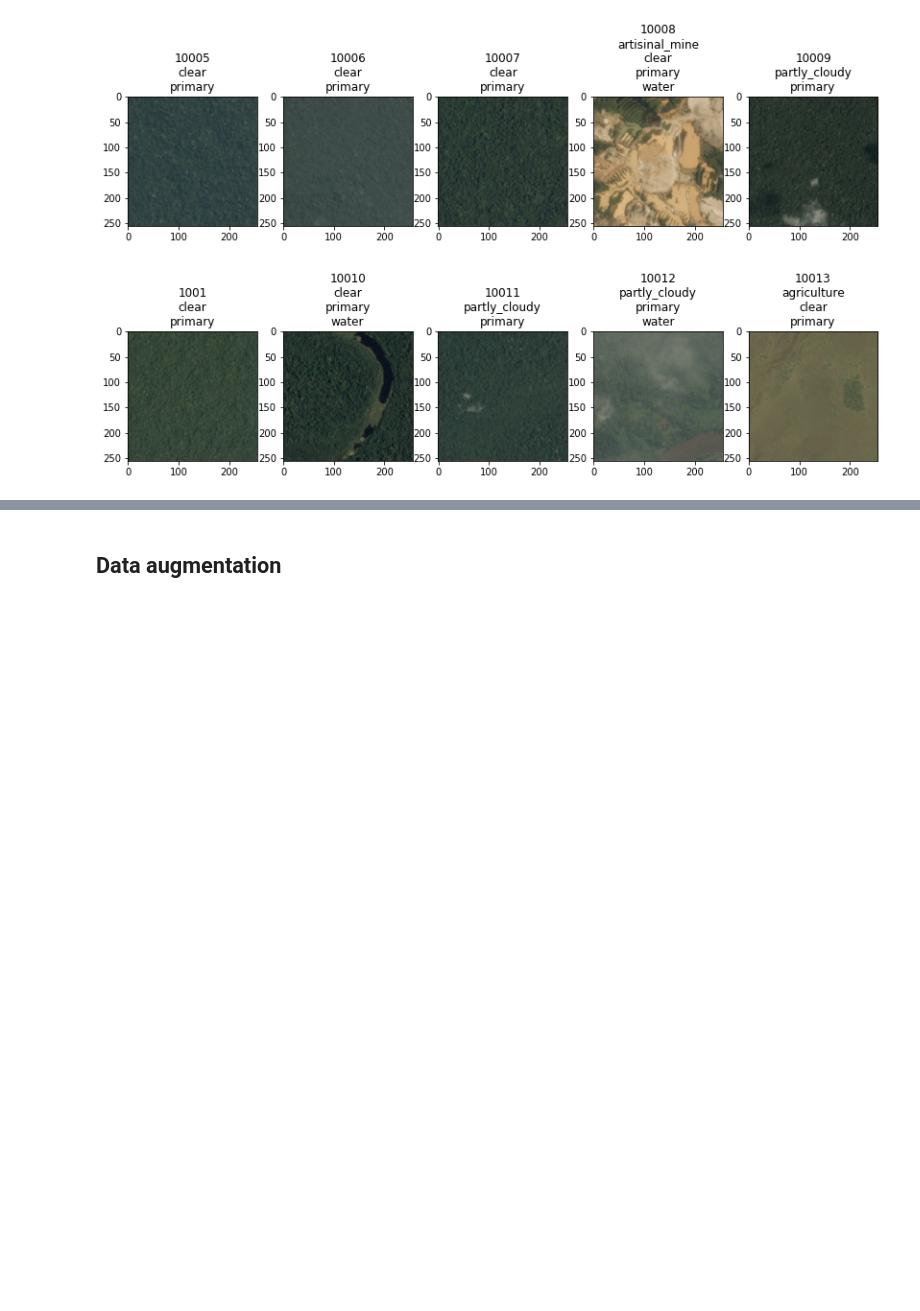
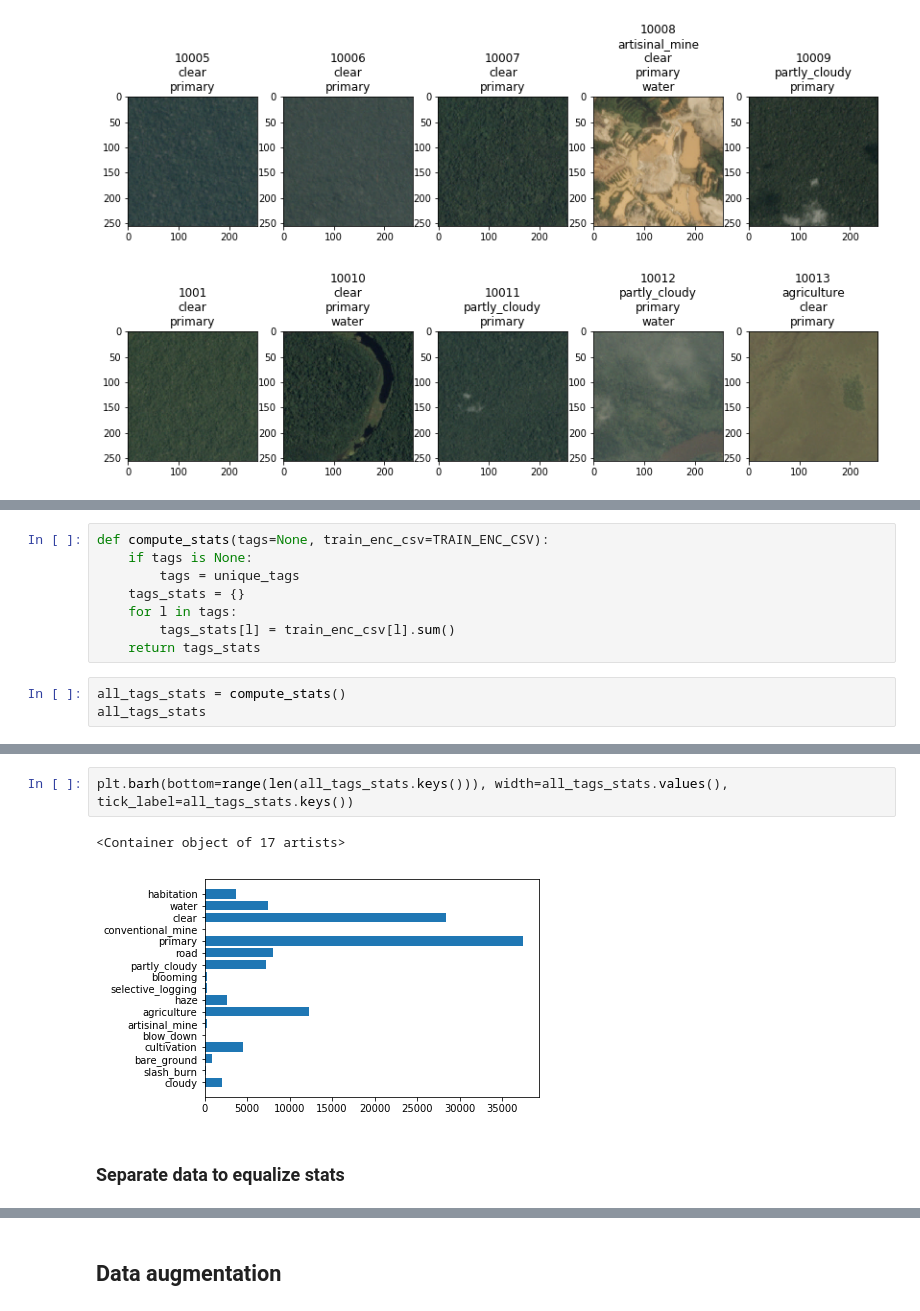
Before and after one commit to vfdev-5/planet_amazon_rainforest, a Jupyter notebook: notebooks/data_augmentations.ipynb, the cells around one changed output, grey strips where cells are left out. Drawn from its saved outputs; the diff is of its cells as text; blank space fills up the shorter version.

```diff
--- a/notebooks/data_augmentations.ipynb
+++ b/notebooks/data_augmentations.ipynb
@@ -47,0 +57,11 @@ for image_id in train_jpg_ids[:20]:
+# %%
+def compute_stats(tags=None, train_enc_csv=TRAIN_ENC_CSV):
+    if tags is None:
+        tags = unique_tags
+    tags_stats = {}
+    for l in tags:
+        tags_stats[l] = train_enc_csv[l].sum()
+    return tags_stats
+# %%
+all_tags_stats = compute_stats()
+all_tags_stats
@@ -47,0 +86,7 @@ for image_id in train_jpg_ids[:20]:
+# %%
+plt.barh(bottom=range(len(all_tags_stats.keys())), width=all_tags_stats.values(), tick_label=all_tags_stats.keys())
+# %% [output]
+<Container object of 17 artists>
+[figure, added]
+# %% [markdown]
+### Separate data to equalize stats
```
Also changed, not shown: parts of 35 cells of this notebook, 13 other files.
